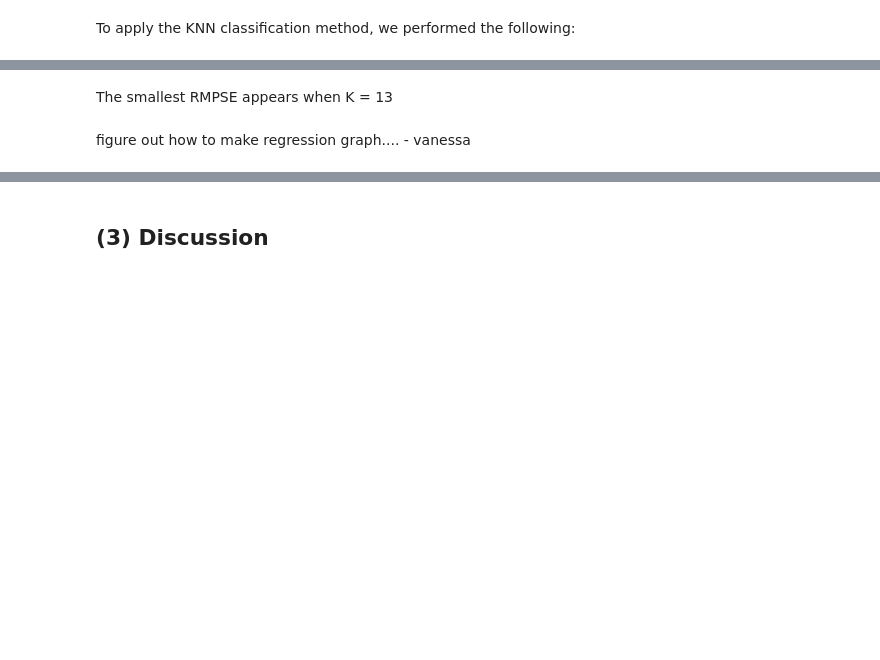
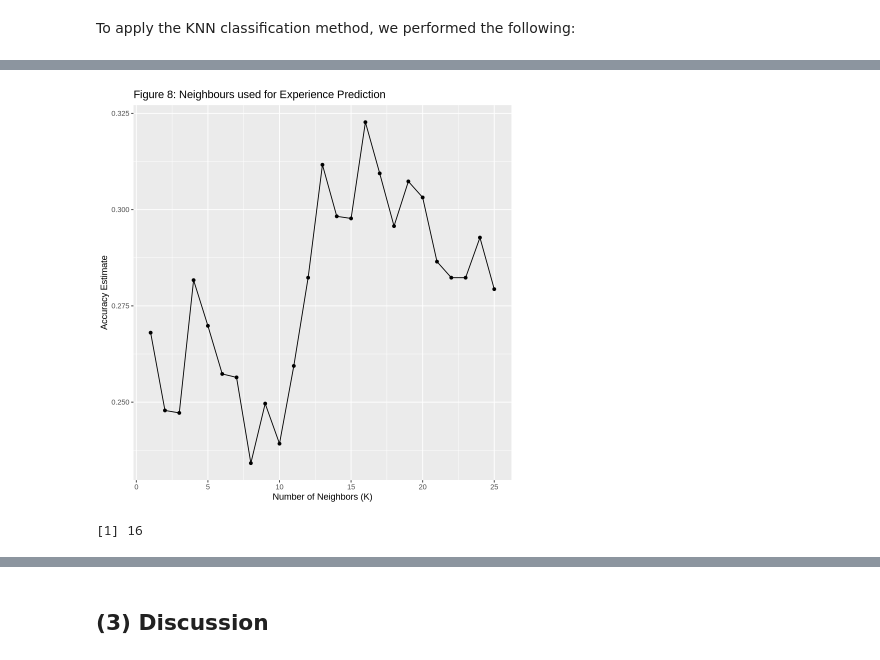
Before and after one commit to vmah1/dsci100-group-project, a Jupyter notebook: project.ipynb, the cells around one changed output, grey strips where cells are left out. Cells and saved outputs as stored; diff of their text form; code cells hidden in the pictures; blank space fills up the shorter version.

Commit message:
edited methods and results, almost finished
- finished knn classification for xp
- finished knn regression for age

```diff
--- a/project.ipynb
+++ b/project.ipynb
@@ -446,10 +449,29 @@ A tibble: 5 × 3
 To apply the KNN classification method, we performed the following:
 # %%
 # use 75:25 split
+set.seed(188)
+
 player_split <- initial_split(players_tidy, prop = 0.75, strata = played_hours)
 player_train <- training(player_split)
 player_test <- testing(player_split)
 
+knn_recipe <- recipe(experience ~ played_hours, data = player_train) |>
+ step_scale(all_predictors()) |>
+ step_center(all_predictors())
 
+knn_spec <- nearest_neighbor(weight_func = "rectangular", neighbors = tune()) |>
+  set_engine("kknn") |>
+  set_mode("classification")
 
-# in progress - vanessa
+# for small datasets, 10-fold cross validation is preferred over 5-fold becasue it uses more data for training in each fold
+knn_vfold <- vfold_cv(player_train, v = 10, strata = experience)
+
+gridvals <- tibble(neighbors = seq(from = 1, to = 25, by = 1))
+
+knn_player_results <- workflow() |>
+  add_recipe(knn_recipe) |>
+  add_model(knn_spec) |>
+  tune_grid(resamples = knn_vfold, grid = gridvals) |>
+  collect_metrics()
+
+head(knn_player_results)
@@ -456,37 +496,23 @@ player_test <- testing(player_split)
 # %%
 # To find optimal K
-set.seed(123)
+set.seed(188)
 
-kvals <- tibble(neighbors = seq(from = 1, to = 25, by = 2))
-players_results_xp <- players_wkflw_2 |>
- tune_grid(resamples = players_vfold_2, grid = kvals) |>
- collect_metrics()
-head(players_results_xp)
+accuracies <- knn_player_results |>
+ filter(.metric == "accuracy")
 
-players_min_xp <- players_results_xp |>
- filter(.metric == "rmse") |>
-slice_min(order_by = mean, n=1)
-players_min_xp
+accuracy_versus_k <- ggplot(accuracies, aes(x = neighbors, y = mean))+
+   geom_point() +
+   geom_line() +
+   labs(x = "Number of Neighbors (K)", y = "Accuracy Estimate") +
+   ggtitle("Figure 8: Neighbours used for Experience Prediction")
+ accuracy_versus_k
+# %% [output]
+[figure, added]
-# %% [markdown]
-The smallest RMPSE appears when K = 13
 # %%
-#  Evaluating the RMSPE on the test set
-
-k_min_xp <- players_min_xp |> pull(neighbors)
-
-players_best_spec_xp <- nearest_neighbor(weight_func = "rectangular", neighbors = k_min_xp) |>
- set_engine("kknn") |>
- set_mode("regression")
-
-players_best_fit_xp <- workflow() |>
- add_recipe(players_recipe_2) |>
- add_model(players_best_spec_xp) |>
- fit(data = players_train_2)
-
-players_summary_xp <- players_best_fit_xp |>
- predict(players_test_2) |>
- bind_cols(players_test_2) |>
- metrics(truth = played_hours, estimate = .pred)
-players_summary_xp
+best_k <- accuracies |>
+        arrange(desc(mean)) |>
+        head(1) |>
+        pull(neighbors)
+best_k
+# %% [output]
+[1] 16
-# %% [markdown]
-figure out how to make regression graph.... - vanessa
```
Also changed, not shown: parts of 11 cells of this notebook.
